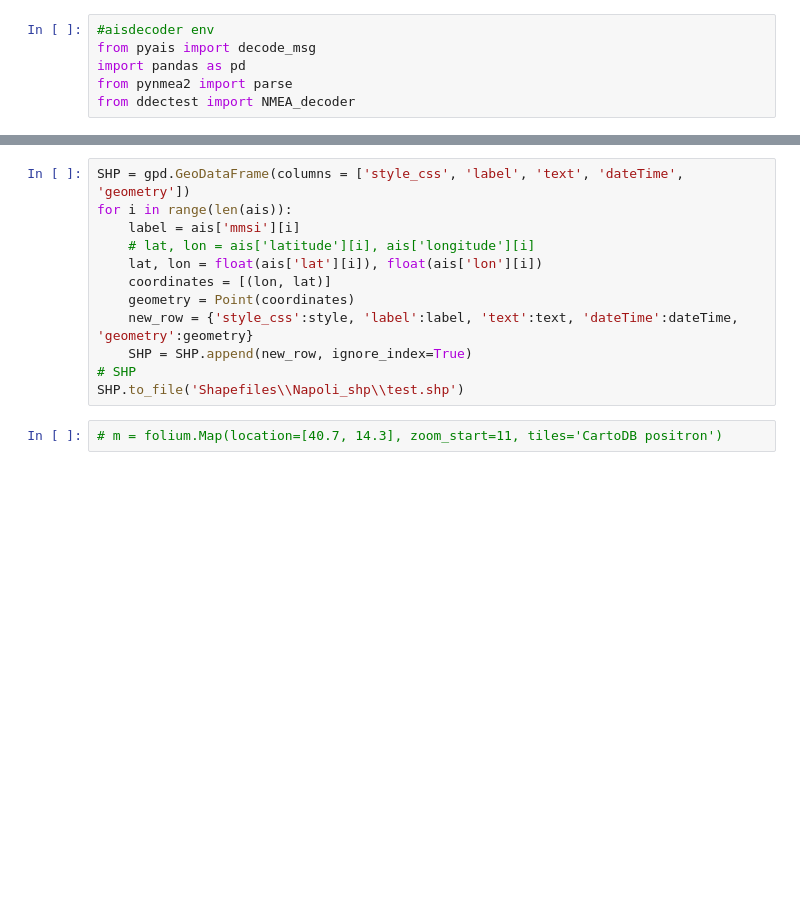
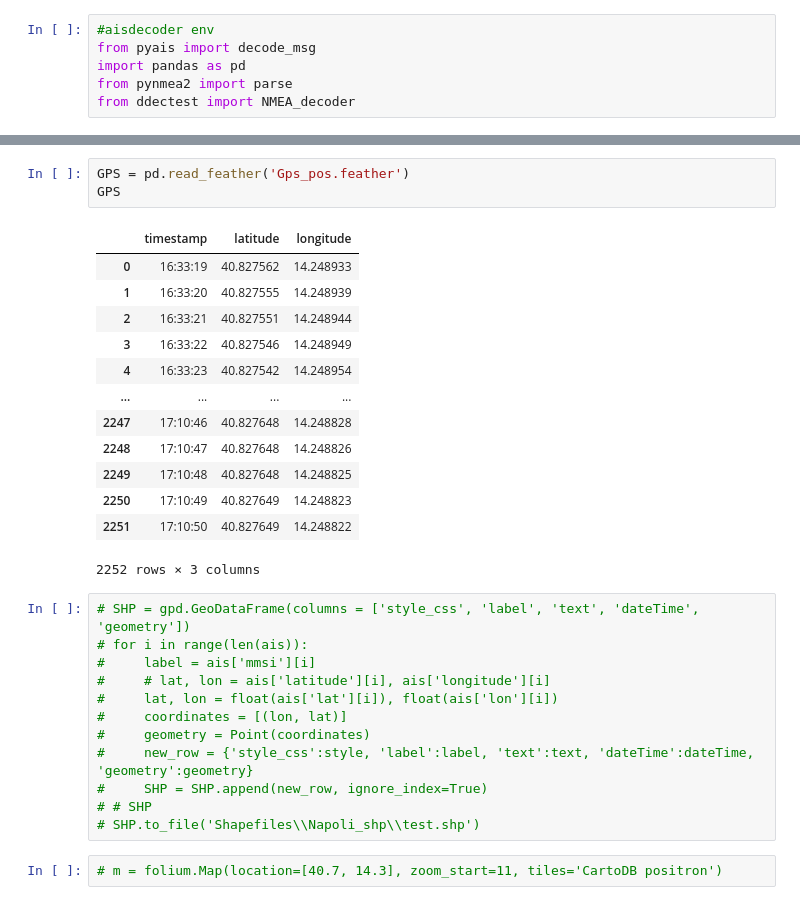
Before and after one commit to sirbastiano/AisDecoder, a Jupyter notebook: main.ipynb, the cells around one changed output, grey strips where cells are left out. Drawn from its saved outputs; the diff is of its cells as text; blank space fills up the shorter version.

```diff
--- a/main.ipynb
+++ b/main.ipynb
@@ -33,15 +57,32 @@ ais
+# %%
+GPS = pd.read_feather('Gps_pos.feather')
+GPS
+# %% [output]
+|  | timestamp | latitude | longitude |
+| 0 | 16:33:19 | 40.827562 | 14.248933 |
+| 1 | 16:33:20 | 40.827555 | 14.248939 |
+| 2 | 16:33:21 | 40.827551 | 14.248944 |
+| 3 | 16:33:22 | 40.827546 | 14.248949 |
+| 4 | 16:33:23 | 40.827542 | 14.248954 |
+| ... | ... | ... | ... |
+| 2247 | 17:10:46 | 40.827648 | 14.248828 |
+| 2248 | 17:10:47 | 40.827648 | 14.248826 |
+| 2249 | 17:10:48 | 40.827648 | 14.248825 |
+| 2250 | 17:10:49 | 40.827649 | 14.248823 |
+| 2251 | 17:10:50 | 40.827649 | 14.248822 |
+2252 rows × 3 columns
 # %%
-SHP = gpd.GeoDataFrame(columns = ['style_css', 'label', 'text', 'dateTime', 'geometry'])
-for i in range(len(ais)):
-    label = ais['mmsi'][i]
-    # lat, lon = ais['latitude'][i], ais['longitude'][i]
-    lat, lon = float(ais['lat'][i]), float(ais['lon'][i])
-    coordinates = [(lon, lat)]
-    geometry = Point(coordinates)
-    new_row = {'style_css':style, 'label':label, 'text':text, 'dateTime':dateTime, 'geometry':geometry}
-    SHP = SHP.append(new_row, ignore_index=True)
-# SHP
-SHP.to_file('Shapefiles\\Napoli_shp\\test.shp')
+# SHP = gpd.GeoDataFrame(columns = ['style_css', 'label', 'text', 'dateTime', 'geometry'])
+# for i in range(len(ais)):
+#     label = ais['mmsi'][i]
+#     # lat, lon = ais['latitude'][i], ais['longitude'][i]
+#     lat, lon = float(ais['lat'][i]), float(ais['lon'][i])
+#     coordinates = [(lon, lat)]
+#     geometry = Point(coordinates)
+#     new_row = {'style_css':style, 'label':label, 'text':text, 'dateTime':dateTime, 'geometry':geometry}
+#     SHP = SHP.append(new_row, ignore_index=True)
+# # SHP
+# SHP.to_file('Shapefiles\\Napoli_shp\\test.shp')
 # %%
 # m = folium.Map(location=[40.7, 14.3], zoom_start=11, tiles='CartoDB positron')
 # %%
```
Also changed, not shown: parts of 8 cells of this notebook, 2 other files.
